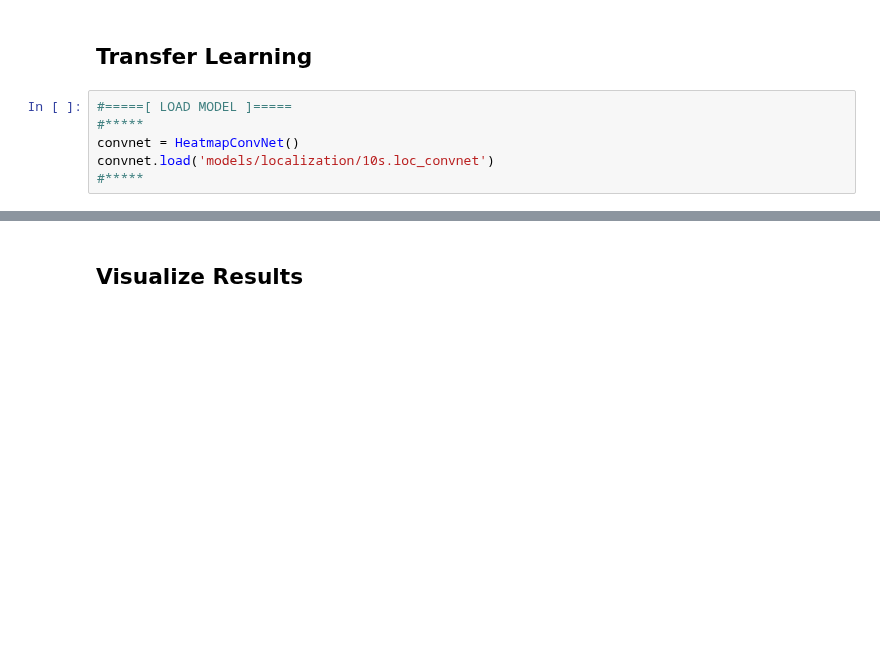
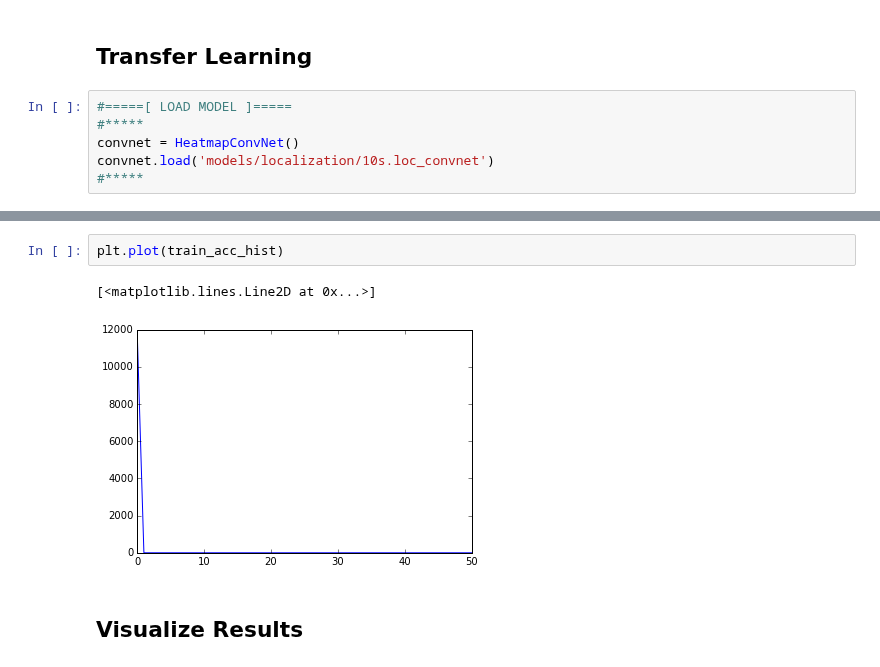
Before and after one commit to jayhack/ConvCube, a Jupyter notebook: HeatMap.ipynb, the cells around one changed output, grey strips where cells are left out. Cells and saved outputs as stored; diff of their text form; blank space fills up the shorter version.

```diff
--- a/HeatMap.ipynb
+++ b/HeatMap.ipynb
@@ -106,3 +106,8 @@ finished optimization. best validation accuracy: 24.282555
+# %%
+plt.plot(train_acc_hist)
+# %% [output]
+[<matplotlib.lines.Line2D at 0x...>]
+[figure, added]
 # %% [markdown]
 ## Visualize Results
 # %%
```
Also changed, not shown: parts of 5 cells of this notebook, 4 other files.
